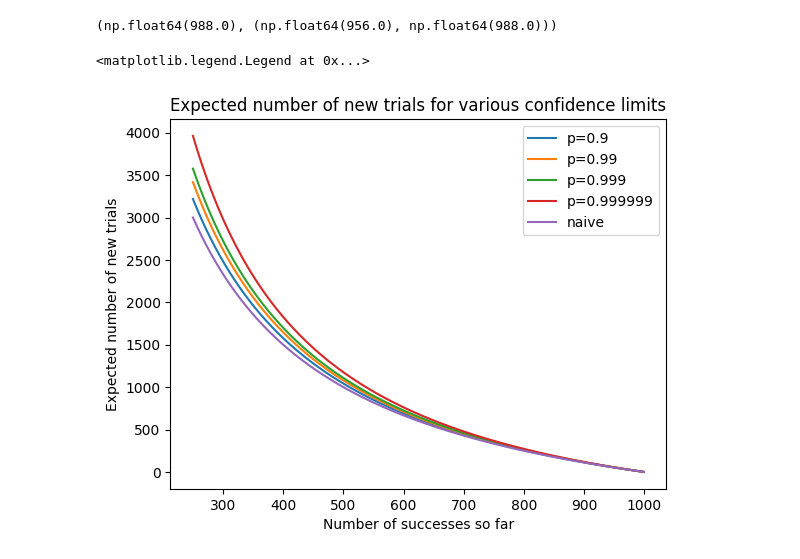
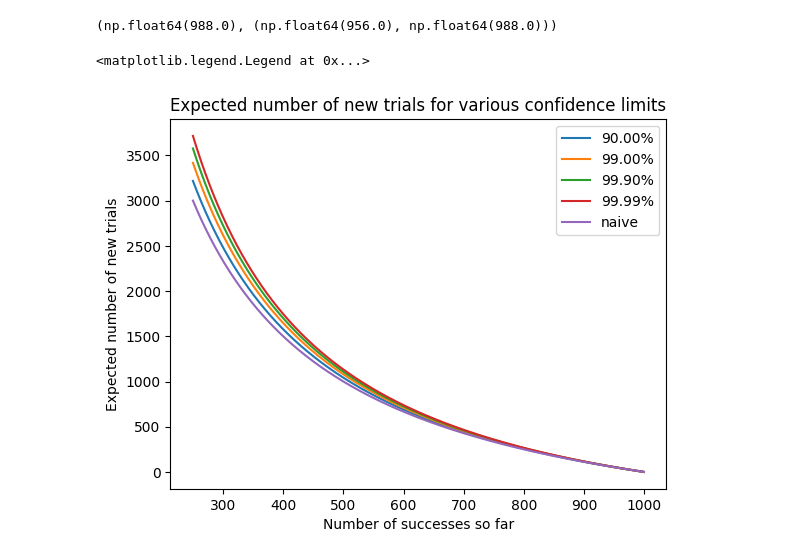
Before and after one commit to jlucas-oqc/playgound, a Jupyter notebook: beta_bin.ipynb, the cells around one changed output. Saved outputs shown, nothing was run; the diff lists cells and outputs as text; code cells hidden in the pictures.

```diff
--- a/beta_bin.ipynb
+++ b/beta_bin.ipynb
@@ -73,26 +90,26 @@ upper_expectation, conf_int
 # %%
 # Calculate the upper threshold of expected number of new trials
 # needed for each confidence limit given the number of good measurements so far
 # Use Beta posterior with prior a=1, b=1, so parameters are n_passes+1, n_failures+1
 def calc_upper_conf(n_trials, n_passes, conf_lim_1tail):
     n_failures = n_trials - n_passes
     lower_passrate = beta.ppf(1 - conf_lim_1tail, n_passes + 1, n_failures + 1)
     exp_trials = n_failures / lower_passrate
     return exp_trials
 
 
 x = np.arange(250, n)
 plt.figure()
-for conf_lim in [0.9, 0.99, 0.999, 0.999999]:
-    plt.plot(x, calc_upper_conf(n, x, conf_lim), label=f"p={conf_lim}")
+for conf_lim in [0.9, 0.99, 0.999, 0.9999]:
+    plt.plot(x, calc_upper_conf(n, x, conf_lim), label=f"{conf_lim * 100:2.2f}%")
 # naive expectation of number of new trials needed to get n passes, given x passes so far:
 # this is just the expected number of failures divided by the pass rate, without accounting for uncertainty in the pass rate.
 naive = (n - x) / (x / n)
 plt.plot(x, naive, label="naive")
 plt.xlabel("Number of successes so far")
 plt.ylabel("Expected number of new trials")
 plt.title("Expected number of new trials for various confidence limits")
 plt.legend()
 # %% [output]
 <matplotlib.legend.Legend at 0x...>
-[figure, old version]
+[figure, new version]
```
Also changed, not shown: parts of 3 cells of this notebook.
